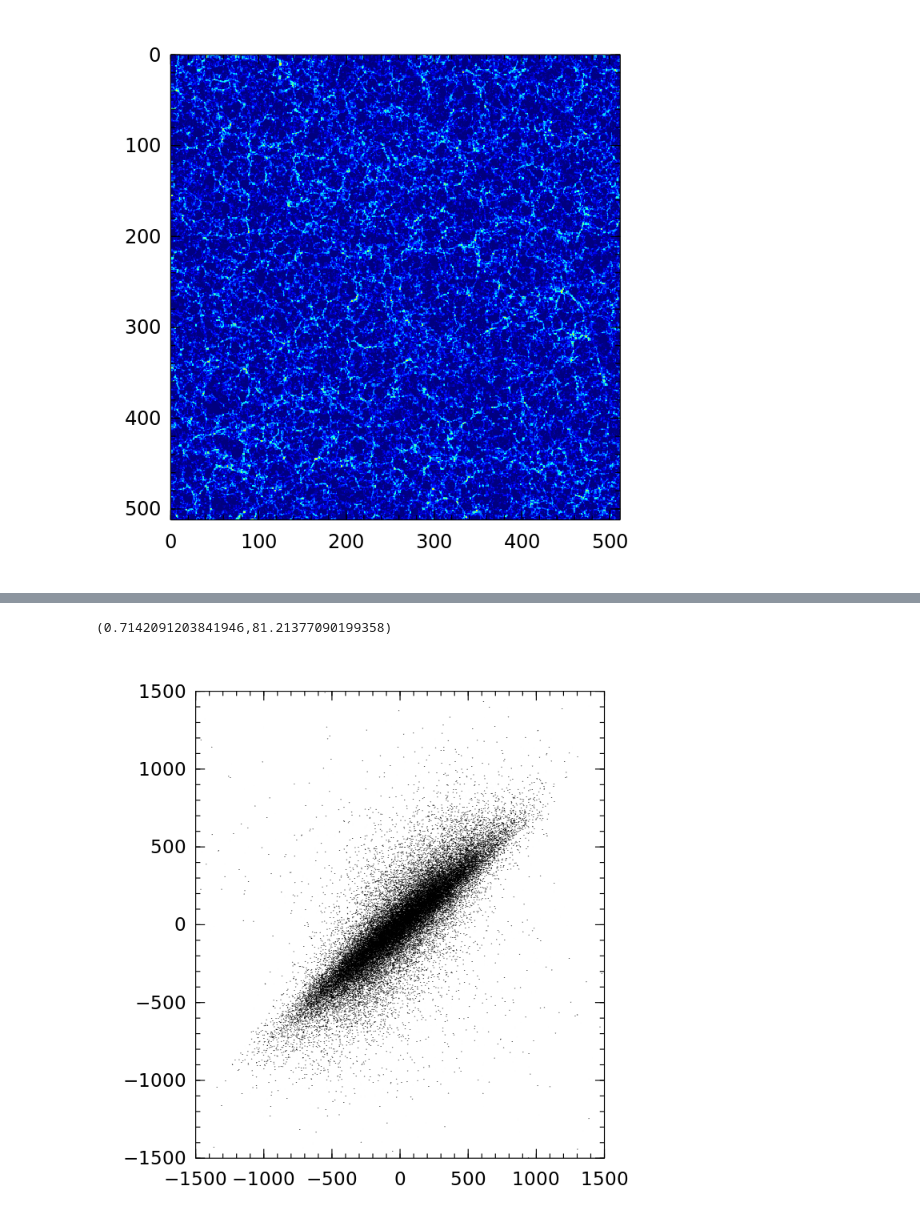
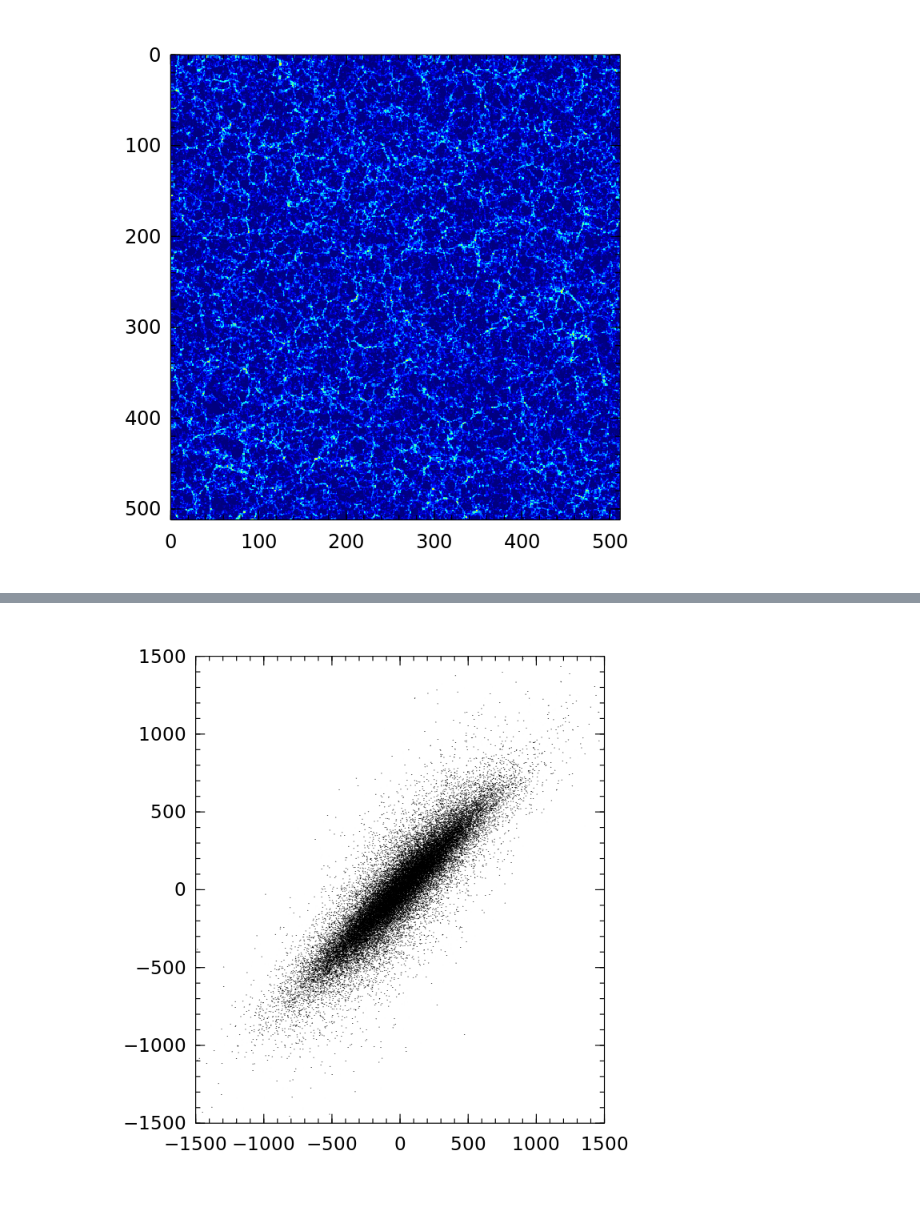
Before and after one commit to skariel/VELREC_T3, a Jupyter notebook: TEST_2LPT.ipynb, the cells around one changed output, grey strips where cells are left out. Drawn from its saved outputs; the diff is of its cells as text; code cells hidden in the pictures.

```diff
--- a/TEST_2LPT.ipynb
+++ b/TEST_2LPT.ipynb
@@ -65,12 +63,10 @@ std(_lvx2)
 # %%
 kd = get_kd(pos);
 # %%
-get_slope_std_smoothed(_lvx-_lvx2/5, vx, pos, 3000.0, 100000)
+get_slope_std_smoothed(_lvx-_lvx2/4, vx, pos, 10000.0, 100000)
-# %% [output]
-(0.7142091203841946,81.21377090199358)
 # %%
-scatter((_lvx-_lvx2)[1:100:end], vx[1:100:end],0.00001)
+scatter((_lvx-_lvx2/3)[1:100:end], vx[1:100:end],0.00001)
 xlim(-1500,1500)
 ylim(-1500,1500)
 # %% [output]
-[figure, old version]
+[figure, new version]
```
Also changed, not shown: parts of 6 cells of this notebook, 5 other files.
